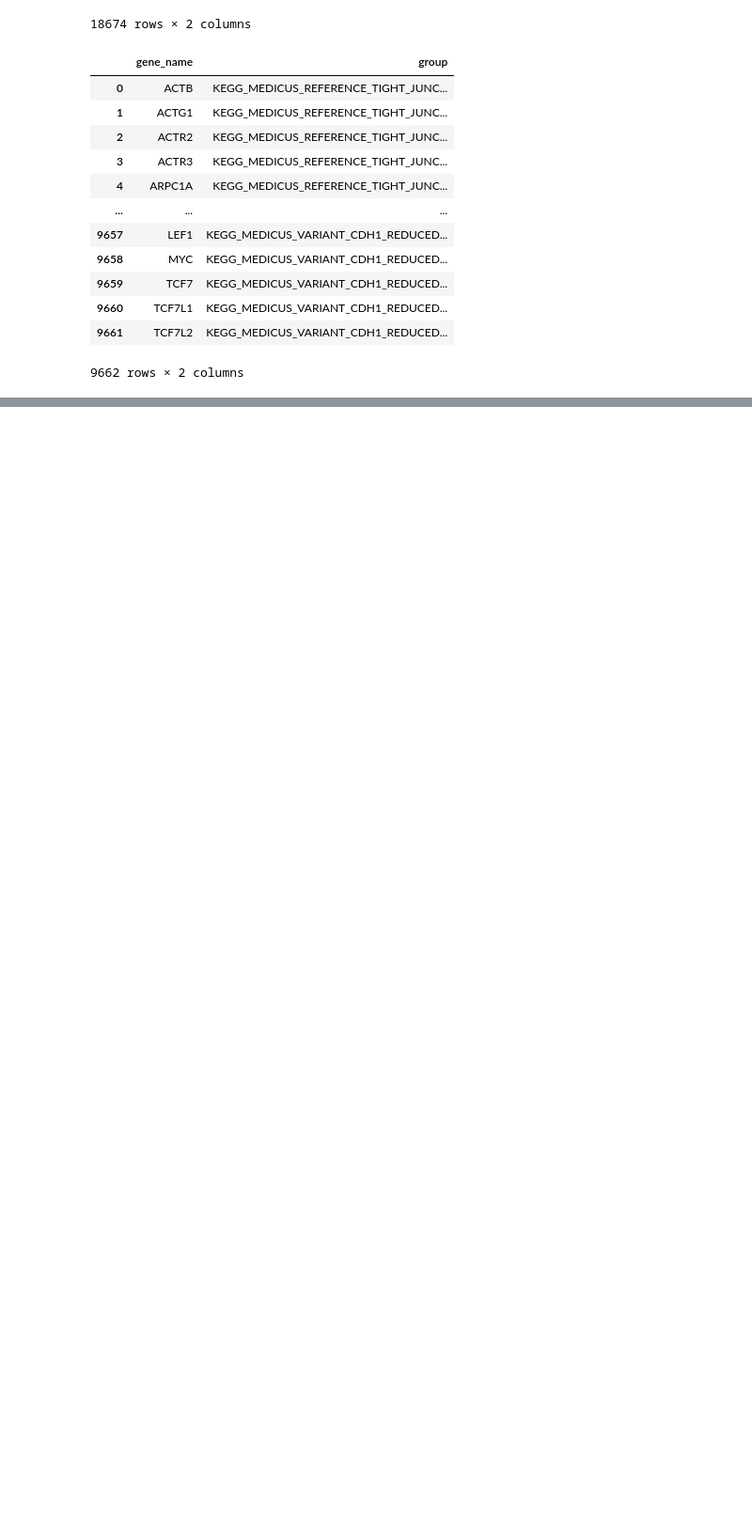
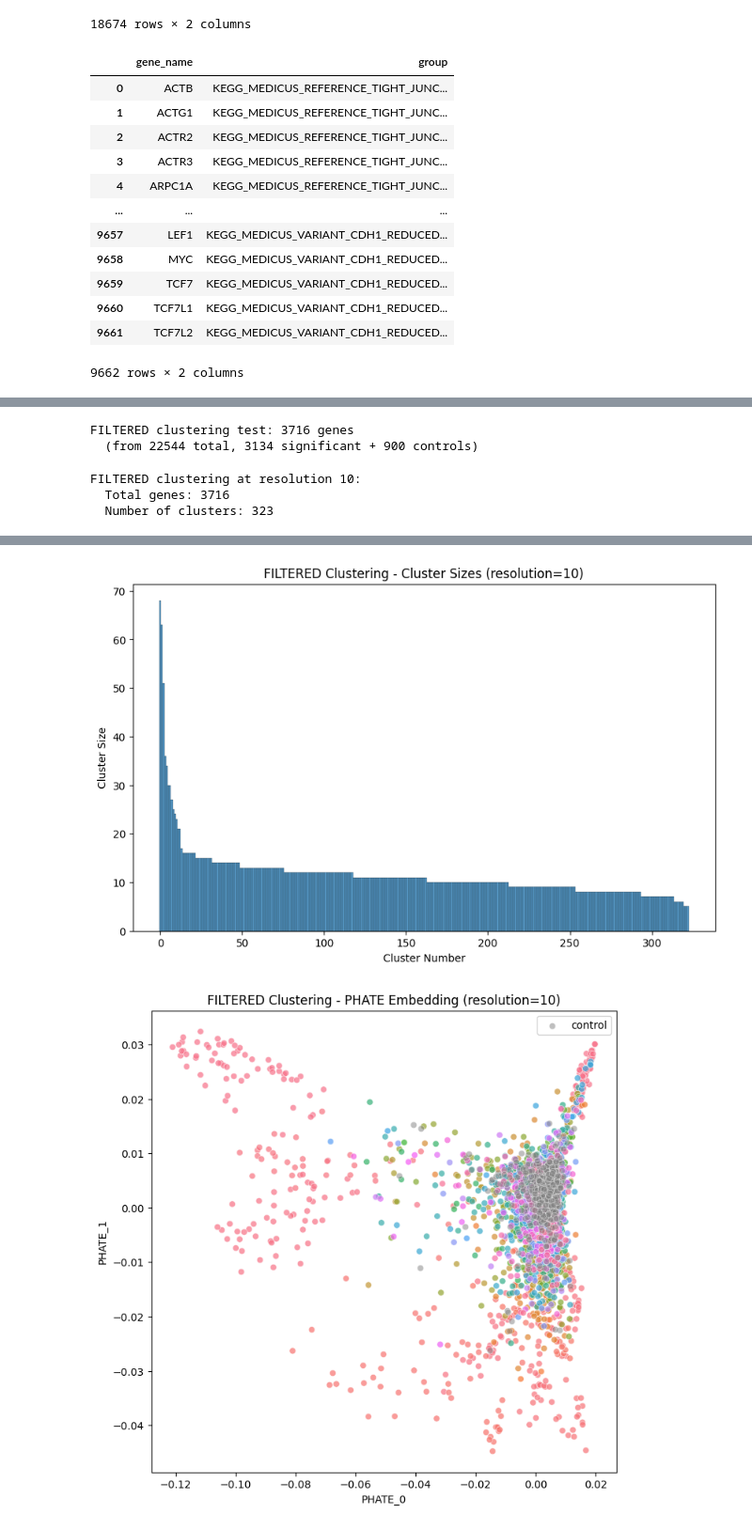
Before and after one commit to cheeseman-lab/whitney-analysis, a Jupyter notebook: analysis/9.configure_cluster_params.ipynb, the cells around one changed output, grey strips where cells are left out. Shown at 94% size. Cells and saved outputs as stored; diff of their text form; code cells hidden in the pictures; blank space fills up the shorter version.

```diff
--- a/analysis/9.configure_cluster_params.ipynb
+++ b/analysis/9.configure_cluster_params.ipynb
@@ -447,0 +580,60 @@ with open(CONFIG_FILE_PATH, "w") as config_file:
+# %%
+# Load data for testing based on TEST_USE_FILTERED toggle
+# Uses aggregated data (with PCA features) for actual clustering
+if TEST_USE_FILTERED:
+    # Use filtered_aggregated_data from bootstrap filtering section above
+    if filtered_aggregated_data is not None:
+        test_data = filtered_aggregated_data.copy()
+        print(f"FILTERED clustering test: {len(test_data)} genes")
+        print(f"  (from {filter_stats['total_genes']} total, {filter_stats['pass_combined']} significant + {filter_stats['num_controls']} controls)")
+    else:
+        print("ERROR: filtered_aggregated_data not available. Run bootstrap filtering section first.")
+        test_data = aggregated_data.copy()
+        print(f"Falling back to STANDARD clustering: {len(test_data)} genes")
+else:
+    test_data = aggregated_data.copy()
+    print(f"STANDARD clustering test: {len(test_data)} genes")
+# %% [output]
+FILTERED clustering test: 3716 genes
+  (from 22544 total, 3134 significant + 900 controls)
+# %%
+# Run PHATE + Leiden clustering
+phate_leiden_clustering = phate_leiden_pipeline(
+    test_data,
+    TEST_LEIDEN_RESOLUTION,
+    PHATE_DISTANCE_METRIC,
+)
+
+# Add uniprot annotations
+uniprot_data["gene_name"] = uniprot_data["gene_names"].str.split().str[0]
+uniprot_data = uniprot_data.drop_duplicates("gene_name", keep="first")
+uniprot_subset = uniprot_data[["gene_name", "entry", "function", "link"]].rename(
+    columns={
+        "entry": "uniprot_entry",
+        "function": "uniprot_function",
+        "link": "uniprot_link",
+    }
+)
+phate_leiden_clustering = phate_leiden_clustering.merge(
+    uniprot_subset, how="left", left_on=PERTURBATION_NAME_COL, right_on="gene_name"
+).drop(columns="gene_name")
+
+clustering_type = "FILTERED" if TEST_USE_FILTERED else "STANDARD"
+print(f"{clustering_type} clustering at resolution {TEST_LEIDEN_RESOLUTION}:")
+print(f"  Total genes: {len(phate_leiden_clustering)}")
+print(f"  Number of clusters: {phate_leiden_clustering['cluster'].nunique()}")
+display(phate_leiden_clustering.head())
+
+cluster_size_fig = plot_cluster_sizes(phate_leiden_clustering)
+plt.title(f"{clustering_type} Clustering - Cluster Sizes (resolution={TEST_LEIDEN_RESOLUTION})")
+plt.show()
+
+clusters_fig = plot_phate_leiden_clusters(
+    phate_leiden_clustering, PERTURBATION_NAME_COL, CONTROL_KEY
+)
+plt.title(f"{clustering_type} Clustering - PHATE Embedding (resolution={TEST_LEIDEN_RESOLUTION})")
+plt.show()
+# %% [output]
+FILTERED clustering at resolution 10:
+  Total genes: 3716
+  Number of clusters: 323
@@ -447,0 +646,2 @@ with open(CONFIG_FILE_PATH, "w") as config_file:
+[figure, added]
+[figure, added]
```
Also changed, not shown: parts of 36 cells of this notebook, 5 other files.
